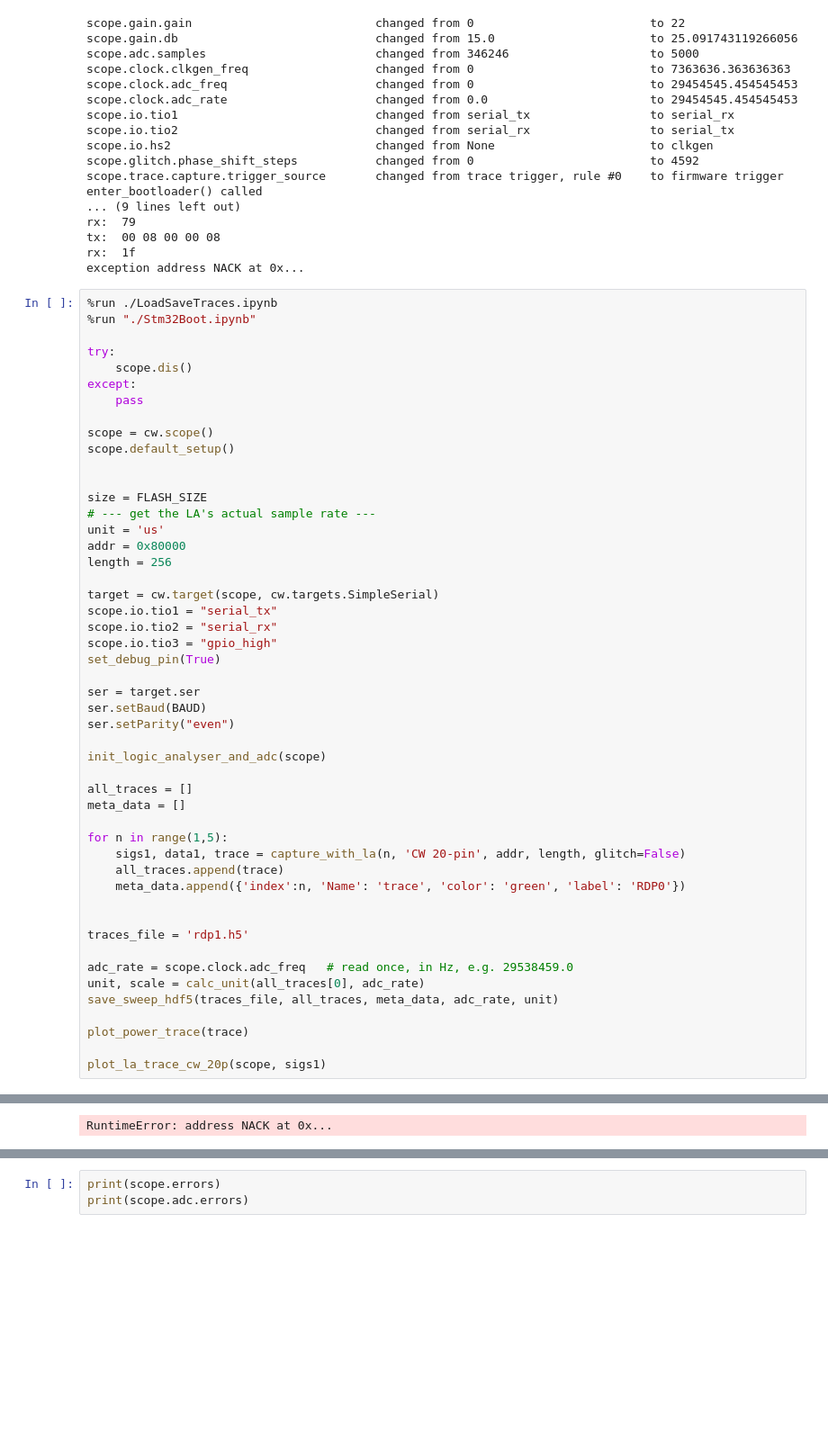
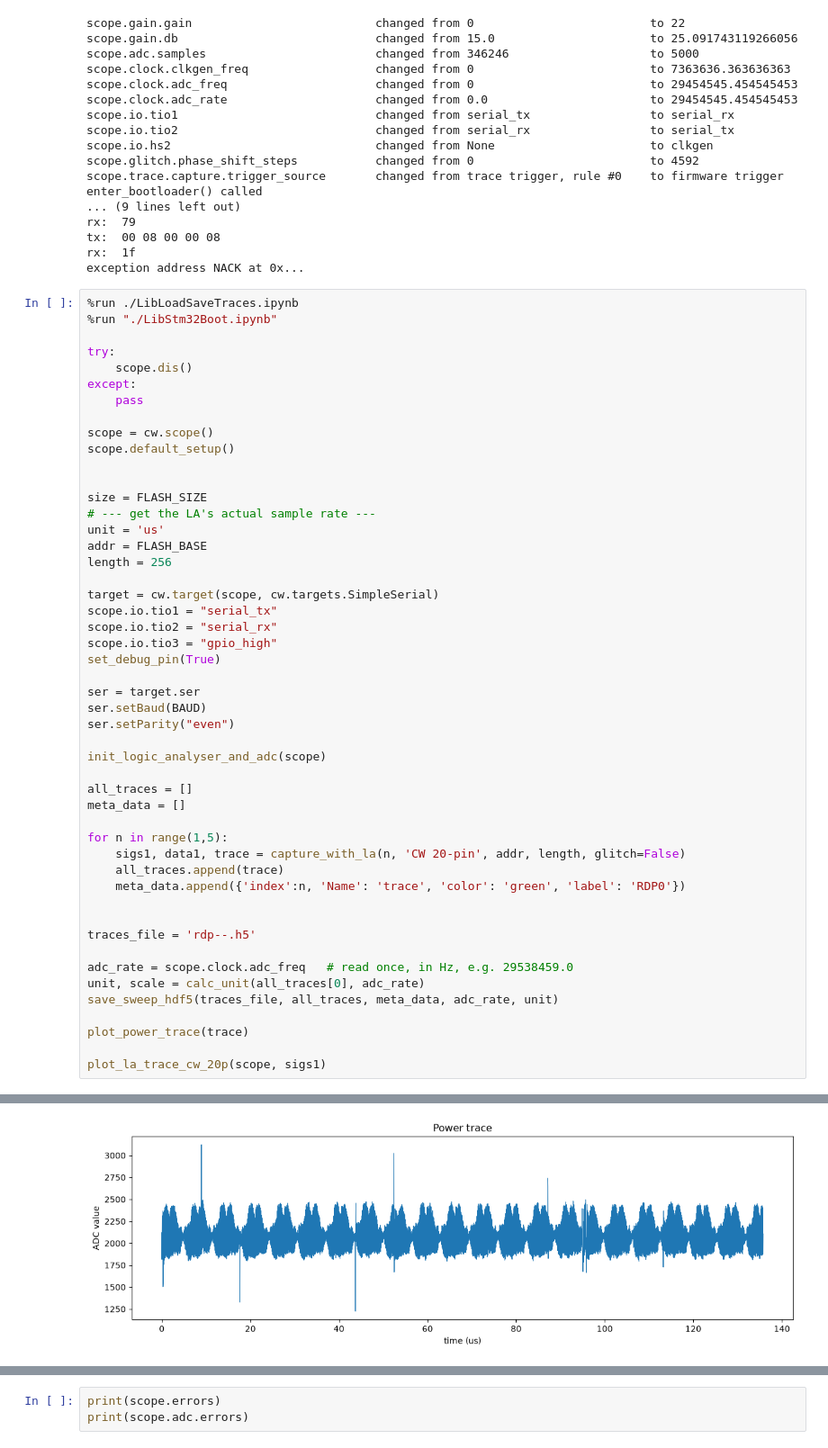
Before and after one commit to peter-hoch/chipwhisperer-jupyter, a Jupyter notebook: peters/NucleoBoardGlitch-enter-bootloader-adc.ipynb, the cells around one changed output, grey strips where cells are left out. Shown at 90% size. Cells and saved outputs as stored; diff of their text form; blank space fills up the shorter version.

```diff
--- a/peters/NucleoBoardGlitch-enter-bootloader-adc.ipynb
+++ b/peters/NucleoBoardGlitch-enter-bootloader-adc.ipynb
@@ -222,8 +222,8 @@ tx:  00 08 00 00 08
 rx:  1f
 exception address NACK at 0x...
 # %%
-%run ./LoadSaveTraces.ipynb
-%run "./Stm32Boot.ipynb"
+%run ./LibLoadSaveTraces.ipynb
+%run "./LibStm32Boot.ipynb"
 
 try:
     scope.dis()
@@ -237,7 +237,7 @@ scope.default_setup()
 size = FLASH_SIZE
 # --- get the LA's actual sample rate ---
 unit = 'us'
-addr = 0x80000
+addr = FLASH_BASE
 length = 256
 
 target = cw.target(scope, cw.targets.SimpleSerial)
@@ -261,7 +261,7 @@ for n in range(1,5):
     meta_data.append({'index':n, 'Name': 'trace', 'color': 'green', 'label': 'RDP0'})
 
 
-traces_file = 'rdp1.h5'
+traces_file = 'rdp--.h5'
 
 adc_rate = scope.clock.adc_freq   # read once, in Hz, e.g. 29538459.0
 unit, scale = calc_unit(all_traces[0], adc_rate)
@@ -291 +291 @@ rx:  1f
-RuntimeError: address NACK at 0x...
+[figure, added]
```
Also changed, not shown: parts of 1 cell of this notebook, 10 other files.
